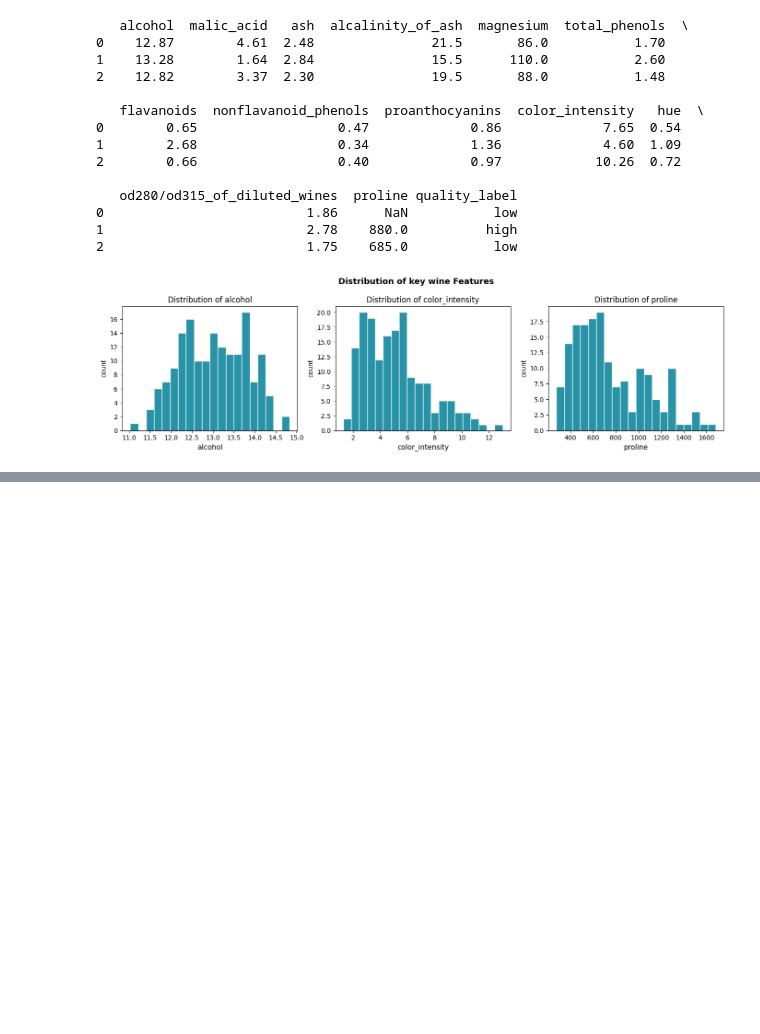
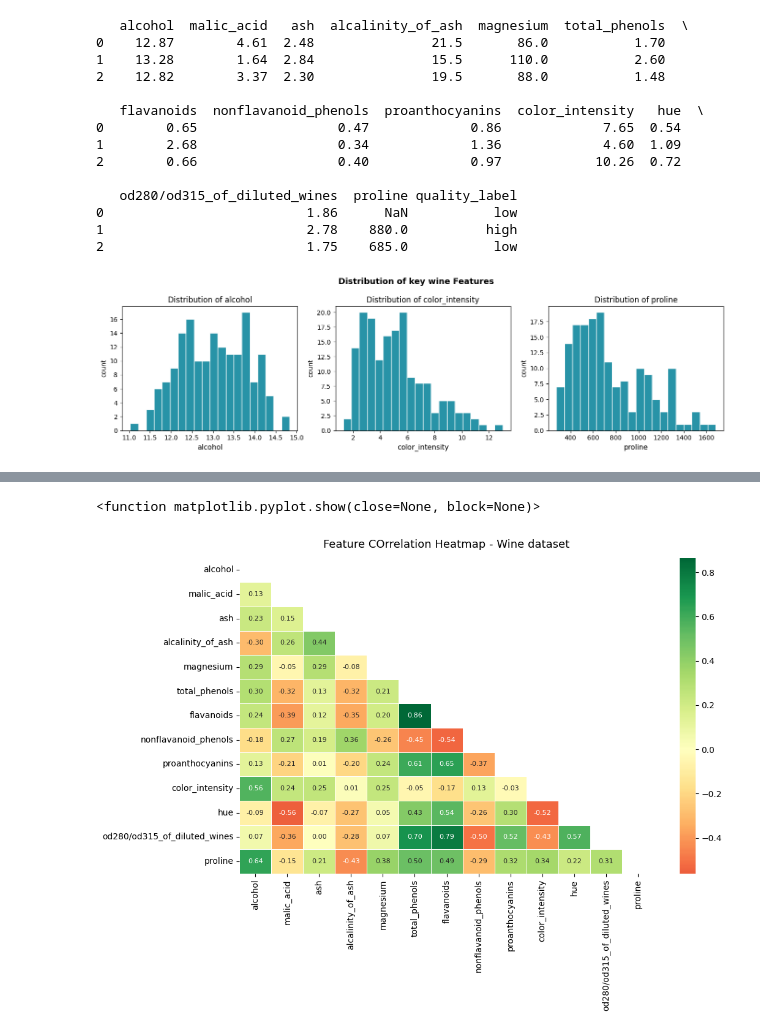
Before and after one commit to 77anuj77/SML_lec, a Jupyter notebook: ass2/ass2.ipynb, the cells around one changed output, grey strips where cells are left out. Saved outputs shown, nothing was run; the diff lists cells and outputs as text; code cells hidden in the pictures; blank space fills up the shorter version.

```diff
--- a/ass2/ass2.ipynb
+++ b/ass2/ass2.ipynb
@@ -125,0 +116,14 @@ plt.show()
+# %%
+import numpy as np
+#corr is a function uses pearson correlation for the numerical data
+numeric_df=df.drop(columns=["quality_label"])
+corr=numeric_df.corr()
+mask=np.triu(np.ones_like(corr, dtype=bool))
+fig, ax=plt.subplots(figsize=(11,8))
+sns.heatmap(corr, mask=mask, annot=True, fmt=".2f", cmap="RdYlGn", center=0, linewidths=0.4, annot_kws={"size":8}, ax=ax)
+ax.set_title("Feature COrrelation Heatmap - Wine dataset", fontsize=13, pad=12)
+plt.tight_layout()
+plt.show
+# %% [output]
+<function matplotlib.pyplot.show(close=None, block=None)>
+[figure, added]
```
Also changed, not shown: parts of 15 cells of this notebook.
